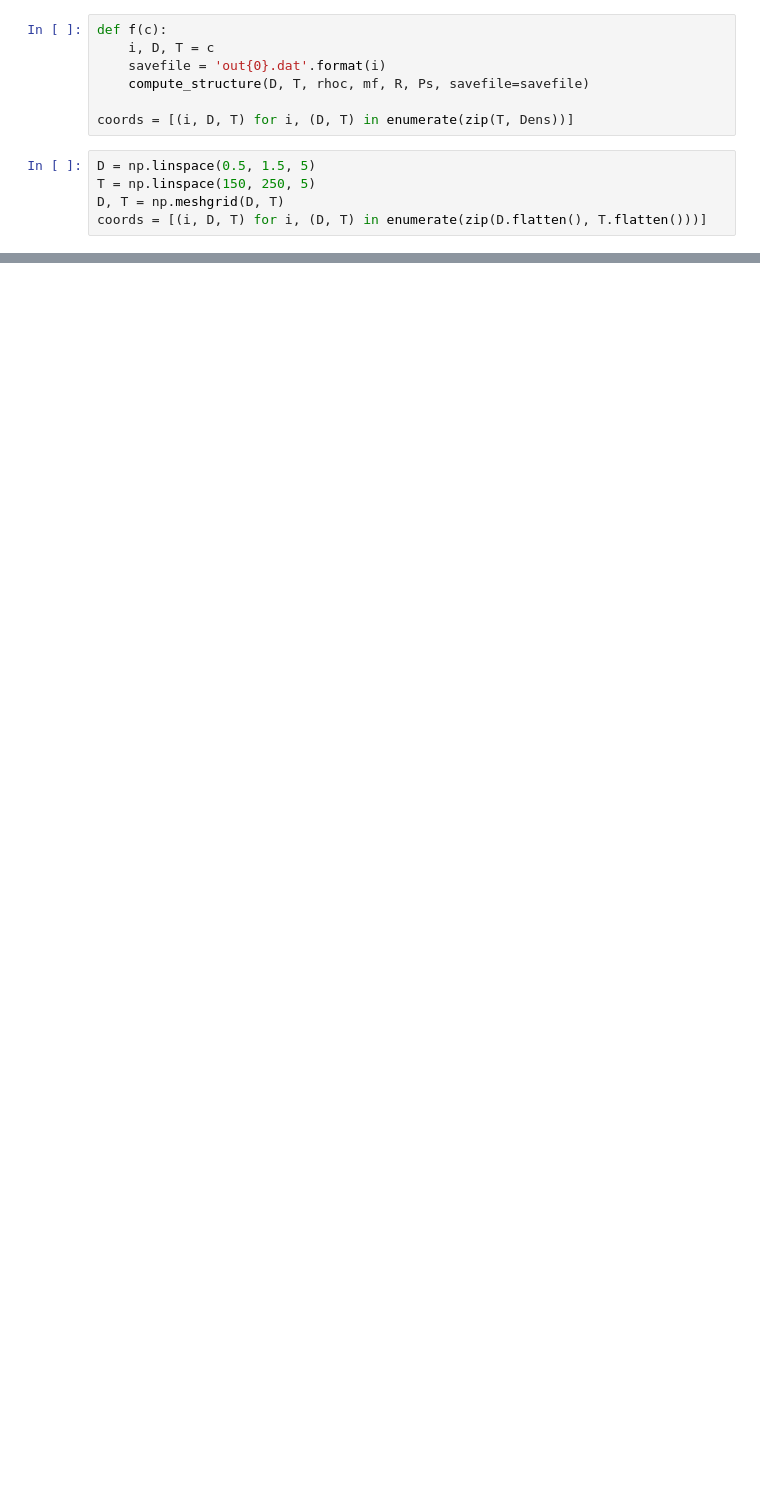
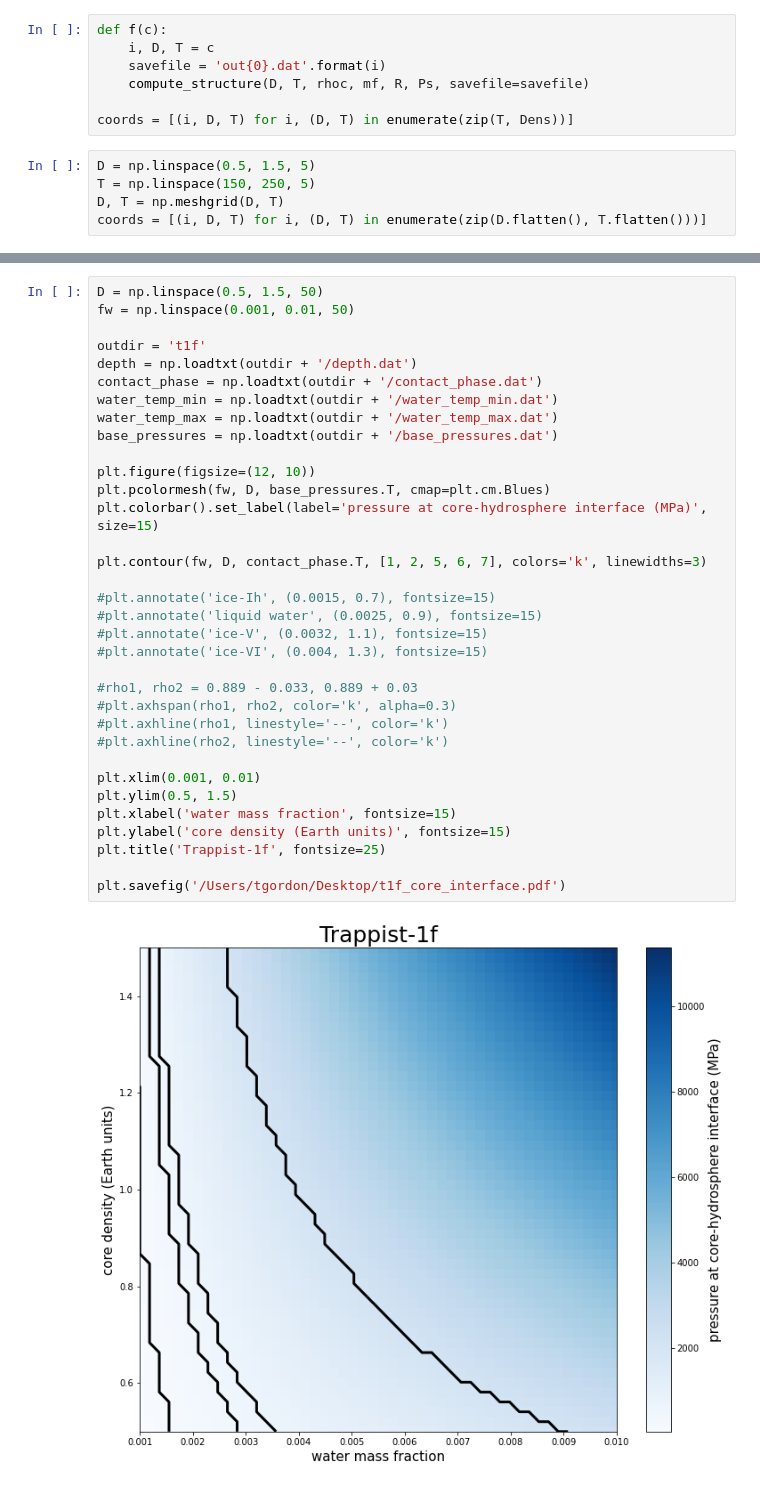
Before and after one commit to tagordon/HydroSphere, a Jupyter notebook: HS.ipynb, the cells around one changed output, grey strips where cells are left out. Saved outputs shown, nothing was run; the diff lists cells and outputs as text; blank space fills up the shorter version.

```diff
--- a/HS.ipynb
+++ b/HS.ipynb
@@ -73,0 +112,36 @@ array([[150., 150., 150., 150., 150.],
+# %%
+D = np.linspace(0.5, 1.5, 50)
+fw = np.linspace(0.001, 0.01, 50)
+
+outdir = 't1f'
+depth = np.loadtxt(outdir + '/depth.dat')
+contact_phase = np.loadtxt(outdir + '/contact_phase.dat')
+water_temp_min = np.loadtxt(outdir + '/water_temp_min.dat')
+water_temp_max = np.loadtxt(outdir + '/water_temp_max.dat')
+base_pressures = np.loadtxt(outdir + '/base_pressures.dat')
+
+plt.figure(figsize=(12, 10))
+plt.pcolormesh(fw, D, base_pressures.T, cmap=plt.cm.Blues)
+plt.colorbar().set_label(label='pressure at core-hydrosphere interface (MPa)', size=15)
+
+plt.contour(fw, D, contact_phase.T, [1, 2, 5, 6, 7], colors='k', linewidths=3)
+
+#plt.annotate('ice-Ih', (0.0015, 0.7), fontsize=15)
+#plt.annotate('liquid water', (0.0025, 0.9), fontsize=15)
+#plt.annotate('ice-V', (0.0032, 1.1), fontsize=15)
+#plt.annotate('ice-VI', (0.004, 1.3), fontsize=15)
+
+#rho1, rho2 = 0.889 - 0.033, 0.889 + 0.03
+#plt.axhspan(rho1, rho2, color='k', alpha=0.3)
+#plt.axhline(rho1, linestyle='--', color='k')
+#plt.axhline(rho2, linestyle='--', color='k')
+
+plt.xlim(0.001, 0.01)
+plt.ylim(0.5, 1.5)
+plt.xlabel('water mass fraction', fontsize=15)
+plt.ylabel('core density (Earth units)', fontsize=15)
+plt.title('Trappist-1f', fontsize=25)
+
+plt.savefig('/Users/tgordon/Desktop/t1f_core_interface.pdf')
+# %% [output]
+[figure, added]
```
Also changed, not shown: parts of 27 cells of this notebook, 5 other files.
